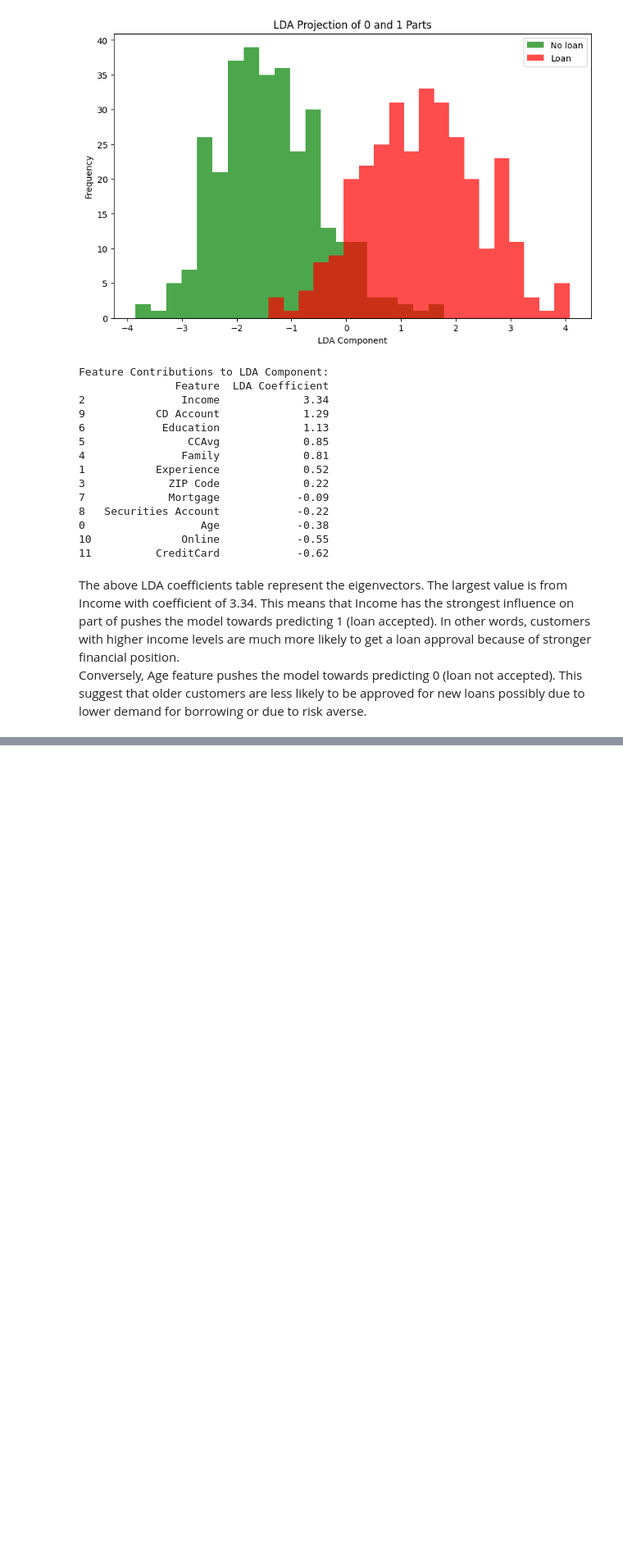
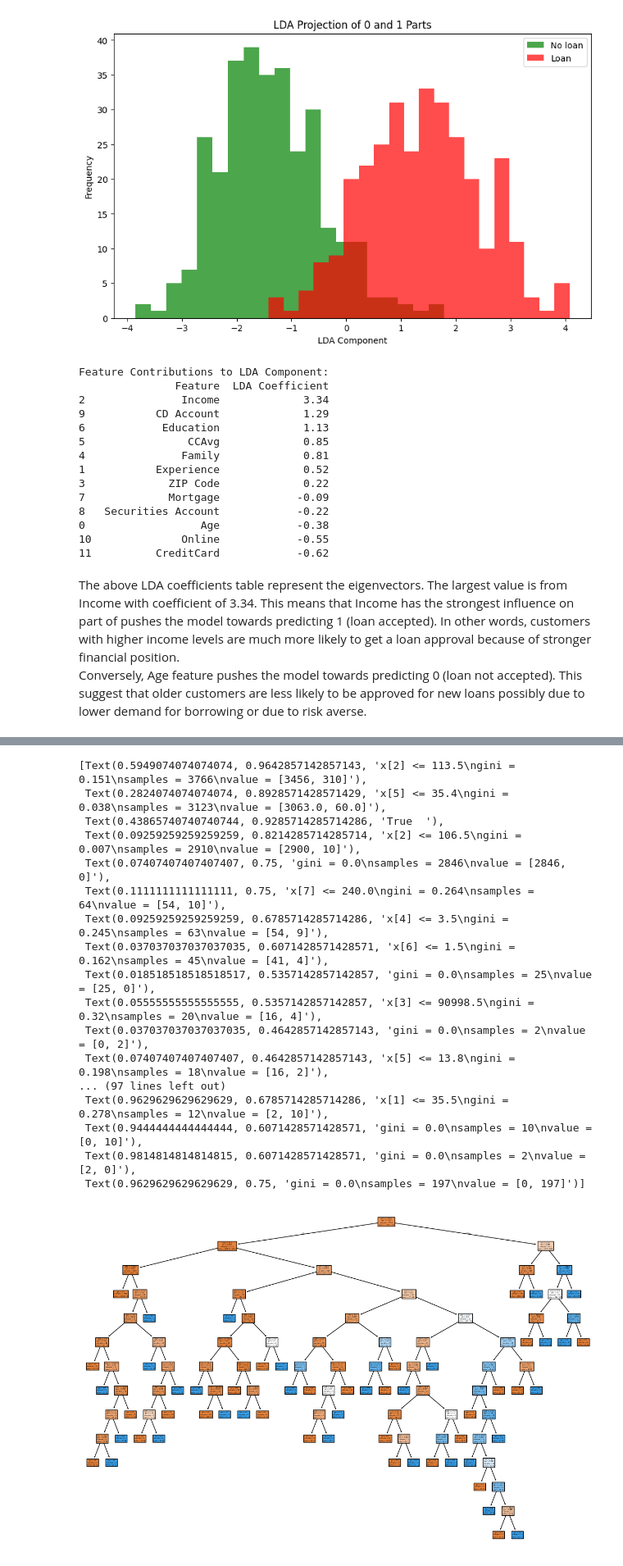
Before and after one commit to CharalamposZisis/Bank-Loan-Classification, a Jupyter notebook: main.ipynb, the cells around one changed output, grey strips where cells are left out. Shown at 82% size. Drawn from its saved outputs; the diff is of its cells as text; code cells hidden in the pictures; blank space fills up the shorter version.

```diff
--- a/main.ipynb
+++ b/main.ipynb
@@ -858,0 +908,22 @@ The above LDA coefficients table represent the eigenvectors. The largest value i
+# %%
+plt.figure(figsize=(15,10))
+tree.plot_tree(classifier,filled = True)
+# %% [output]
+[Text(0.5949074074074074, 0.9642857142857143, 'x[2] <= 113.5\ngini = 0.151\nsamples = 3766\nvalue = [3456, 310]'),
+ Text(0.2824074074074074, 0.8928571428571429, 'x[5] <= 35.4\ngini = 0.038\nsamples = 3123\nvalue = [3063.0, 60.0]'),
+ Text(0.43865740740740744, 0.9285714285714286, 'True  '),
+ Text(0.09259259259259259, 0.8214285714285714, 'x[2] <= 106.5\ngini = 0.007\nsamples = 2910\nvalue = [2900, 10]'),
+ Text(0.07407407407407407, 0.75, 'gini = 0.0\nsamples = 2846\nvalue = [2846, 0]'),
+ Text(0.1111111111111111, 0.75, 'x[7] <= 240.0\ngini = 0.264\nsamples = 64\nvalue = [54, 10]'),
+ Text(0.09259259259259259, 0.6785714285714286, 'x[4] <= 3.5\ngini = 0.245\nsamples = 63\nvalue = [54, 9]'),
+ Text(0.037037037037037035, 0.6071428571428571, 'x[6] <= 1.5\ngini = 0.162\nsamples = 45\nvalue = [41, 4]'),
+ Text(0.018518518518518517, 0.5357142857142857, 'gini = 0.0\nsamples = 25\nvalue = [25, 0]'),
+ Text(0.05555555555555555, 0.5357142857142857, 'x[3] <= 90998.5\ngini = 0.32\nsamples = 20\nvalue = [16, 4]'),
+ Text(0.037037037037037035, 0.4642857142857143, 'gini = 0.0\nsamples = 2\nvalue = [0, 2]'),
+ Text(0.07407407407407407, 0.4642857142857143, 'x[5] <= 13.8\ngini = 0.198\nsamples = 18\nvalue = [16, 2]'),
+... (97 lines left out)
+ Text(0.9629629629629629, 0.6785714285714286, 'x[1] <= 35.5\ngini = 0.278\nsamples = 12\nvalue = [2, 10]'),
+ Text(0.9444444444444444, 0.6071428571428571, 'gini = 0.0\nsamples = 10\nvalue = [0, 10]'),
+ Text(0.9814814814814815, 0.6071428571428571, 'gini = 0.0\nsamples = 2\nvalue = [2, 0]'),
+ Text(0.9629629629629629, 0.75, 'gini = 0.0\nsamples = 197\nvalue = [0, 197]')]
+[figure, added]
```
Also changed, not shown: parts of 18 cells of this notebook, 1 other file.
